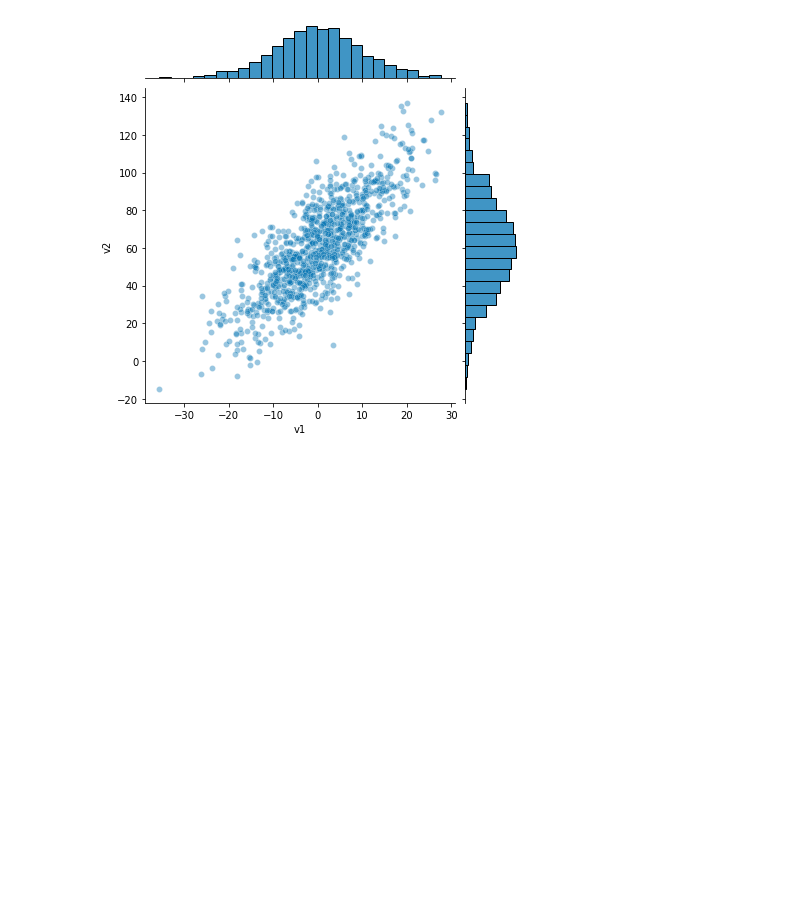
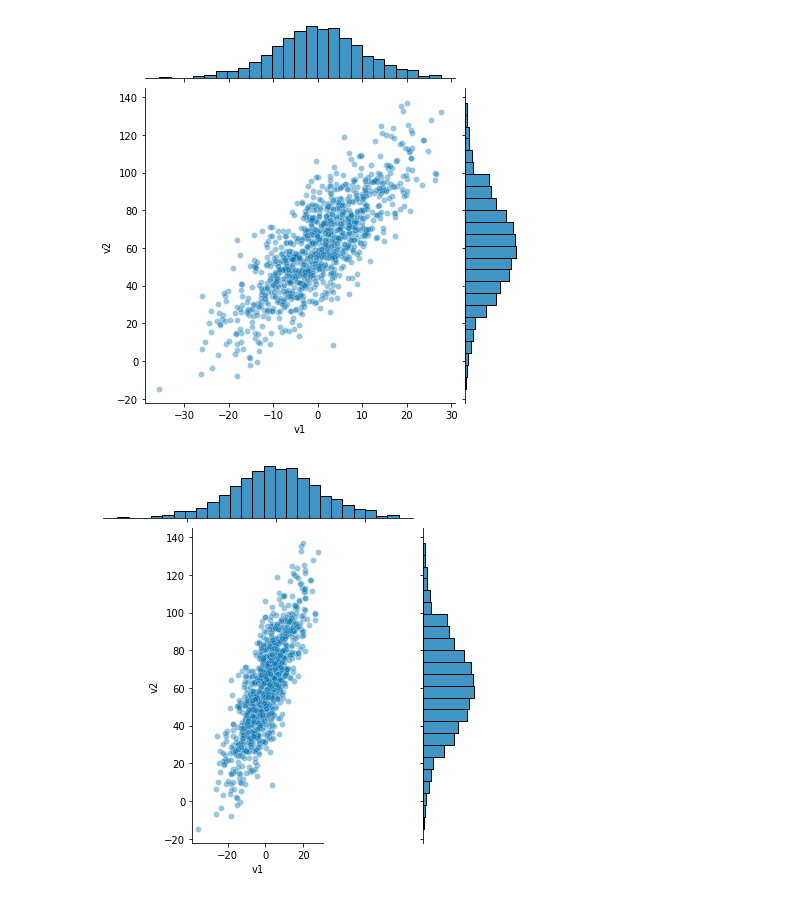
Before and after one commit to smeteo/Applied-DS-with-Python, a Jupyter notebook: 2_Applied_Plotting_Charting_Data_Representation_in_Python/Pandas_Seaborn.ipynb, the cells around one changed output. Drawn from its saved outputs; the diff is of its cells as text; code cells hidden in the pictures; blank space fills up the shorter version.

```diff
--- a/2_Applied_Plotting_Charting_Data_Representation_in_Python/Pandas_Seaborn.ipynb
+++ b/2_Applied_Plotting_Charting_Data_Representation_in_Python/Pandas_Seaborn.ipynb
@@ -216,3 +216,8 @@ sns.jointplot(v1, v2, alpha=0.4)
 # %% [output]
 <seaborn.axisgrid.JointGrid at 0x...>
 [figure]
+# %%
+grid = sns.jointplot(v1, v2, alpha=0.4);
+grid.ax_joint.set_aspect('equal')
+# %% [output]
+[figure, added]
```
Also changed, not shown: parts of 5 cells of this notebook, 2 other files.
